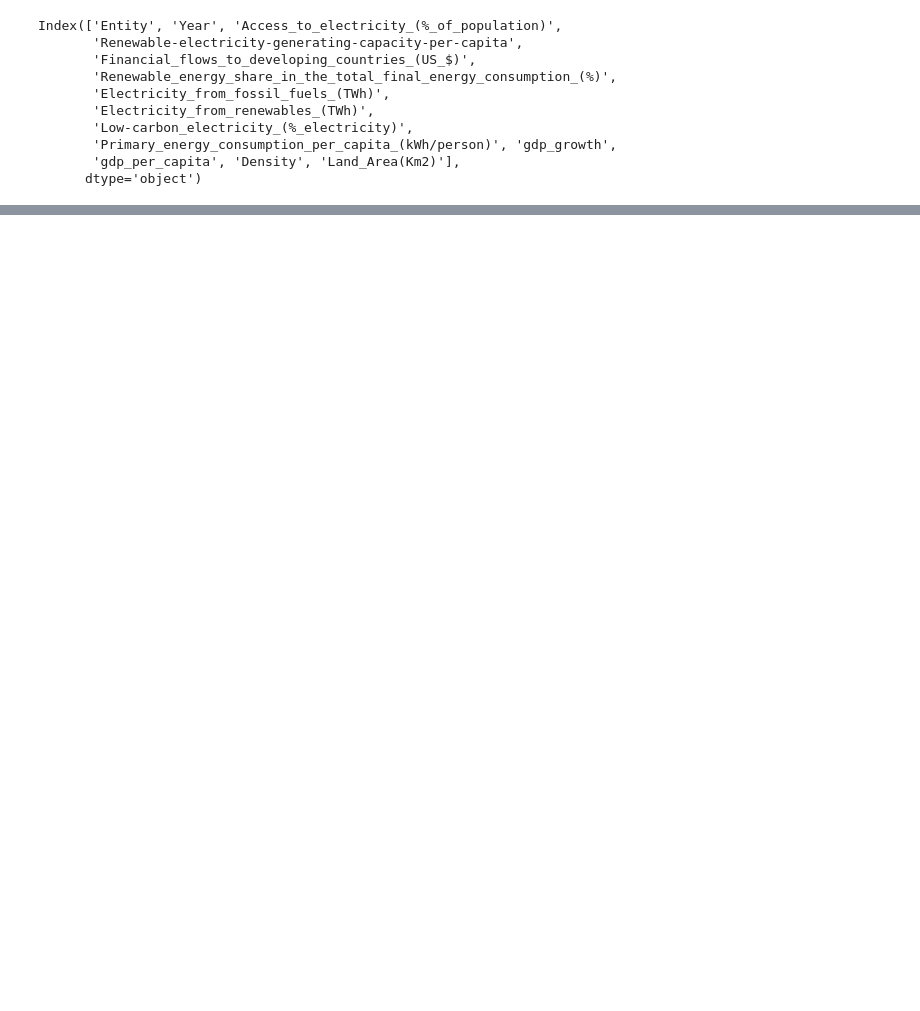
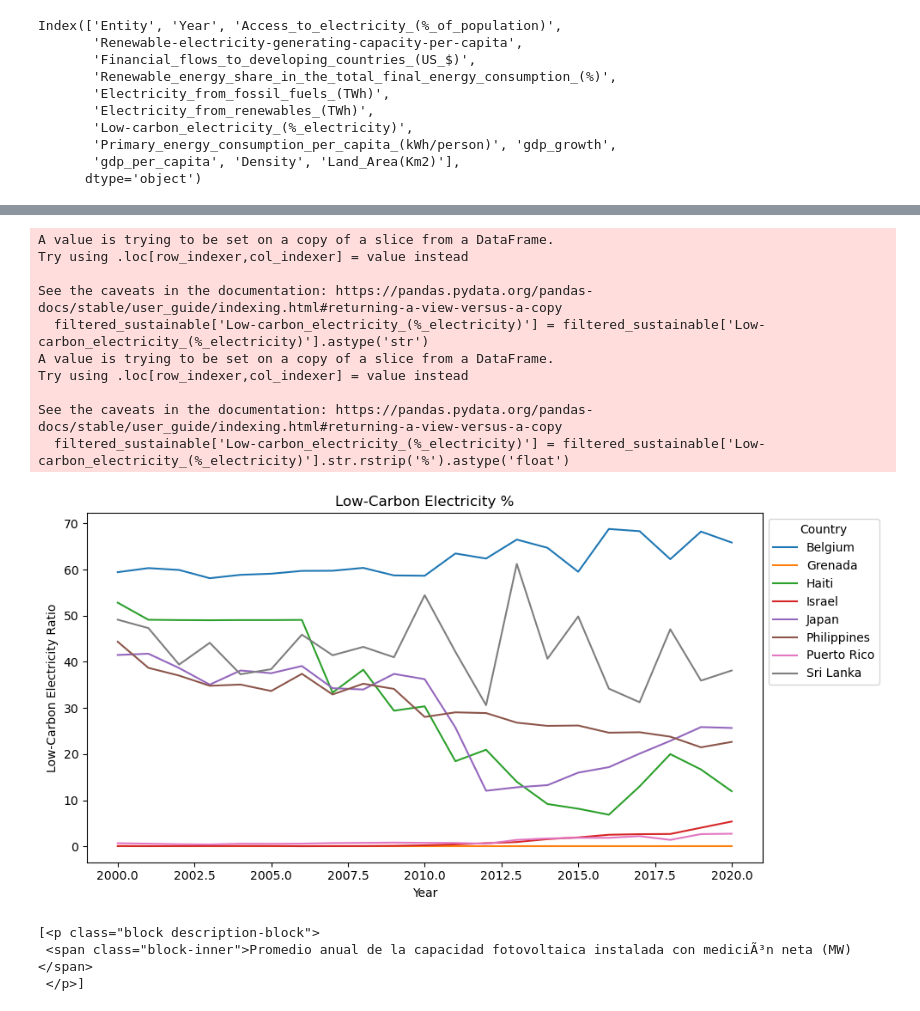
Before and after one commit to verushka333/global_energy_project, a Jupyter notebook: VSR-GlobalDataSustainable.ipynb, the cells around one changed output, grey strips where cells are left out. Saved outputs shown, nothing was run; the diff lists cells and outputs as text; code cells hidden in the pictures; blank space fills up the shorter version.

```diff
--- a/VSR-GlobalDataSustainable.ipynb
+++ b/VSR-GlobalDataSustainable.ipynb
@@ -180,4 +240 @@ def similar_PR(sustainable, column = "Density", target_value = 368, tolerance=50
     return filtered_sustainable
-# %%
-filtered_sustainable = similar_PR(sustainable)
-filtered_sustainable
@@ -211,0 +282,19 @@ Name: count, dtype: int64
+# %%
+imputer = SimpleImputer(missing_values=np.nan, strategy='mean')
+all_predictions=pd.DataFrame()
+
+grouped_countries = filtered_sustainable.groupby('Entity')
+year = 2025
+
+for country, group in grouped_countries:
+    group_copy = group.copy()
+    group_copy['Rate_of_Change'] = imputer.fit_transform(group_copy[['Rate_of_Change']])
+
+    if group_copy[['Year','Rate_of_Change']].isnull().any().any():
+        print(f'Skipping prediction for {country} due to NaN values.')
+        continue
+
+    country_prediction = prediction_model(group_copy, 'Low-carbon_electricity_(%_electricity)', year)
+    country_prediction_df = pd.DataFrame({'Entity': [country], 'Year': [year], 'Prediction': [country_prediction]})
+    all_predictions = pd.concat([all_predictions, country_prediction_df], ignore_index=True)
+print(all_predictions)
@@ -211,0 +311,48 @@ Name: count, dtype: int64
+# %%
+import matplotlib.pyplot as plt
+
+filtered_sustainable['Low-carbon_electricity_(%_electricity)'] = filtered_sustainable['Low-carbon_electricity_(%_electricity)'].astype('str')
+filtered_sustainable['Low-carbon_electricity_(%_electricity)'] = filtered_sustainable['Low-carbon_electricity_(%_electricity)'].str.rstrip('%').astype('float')
+
+pivot_predictions = filtered_sustainable.pivot(index='Year', columns='Entity', values='Low-carbon_electricity_(%_electricity)')
+
+plt.figure(figsize=(10, 5))
+for country in pivot_predictions.columns:
+    plt.plot(pivot_predictions.index, pivot_predictions[country], label=country)
+
+plt.title('Low-Carbon Electricity %')
+plt.xlabel('Year')
+plt.ylabel('Low-Carbon Electricity Ratio')
+
+
+plt.legend(title='Country', loc='upper left', bbox_to_anchor=(1, 1))
+
+plt.tight_layout()
+plt.show()
+# %% [output]
+A value is trying to be set on a copy of a slice from a DataFrame.
+Try using .loc[row_indexer,col_indexer] = value instead
+
+See the caveats in the documentation: https://pandas.pydata.org/pandas-docs/stable/user_guide/indexing.html#returning-a-view-versus-a-copy
+  filtered_sustainable['Low-carbon_electricity_(%_electricity)'] = filtered_sustainable['Low-carbon_electricity_(%_electricity)'].astype('str')
+A value is trying to be set on a copy of a slice from a DataFrame.
+Try using .loc[row_indexer,col_indexer] = value instead
+
+See the caveats in the documentation: https://pandas.pydata.org/pandas-docs/stable/user_guide/indexing.html#returning-a-view-versus-a-copy
+  filtered_sustainable['Low-carbon_electricity_(%_electricity)'] = filtered_sustainable['Low-carbon_electricity_(%_electricity)'].str.rstrip('%').astype('float')
+[figure, added]
+# %%
+from bs4 import BeautifulSoup
+import requests
+
+url = "https://datawrapper.dwcdn.net/UTLzc/2/"
+
+response = requests.get(url)
+soup = BeautifulSoup(response.text, 'html.parser')
+
+bar_chart = soup.find_all('p')
+bar_chart
+# %% [output]
+[<p class="block description-block">
+ <span class="block-inner">Promedio anual de la capacidad fotovoltaica instalada con mediciÃ³n neta (MW)</span>
+ </p>]
```
Also changed, not shown: parts of 21 cells of this notebook.
